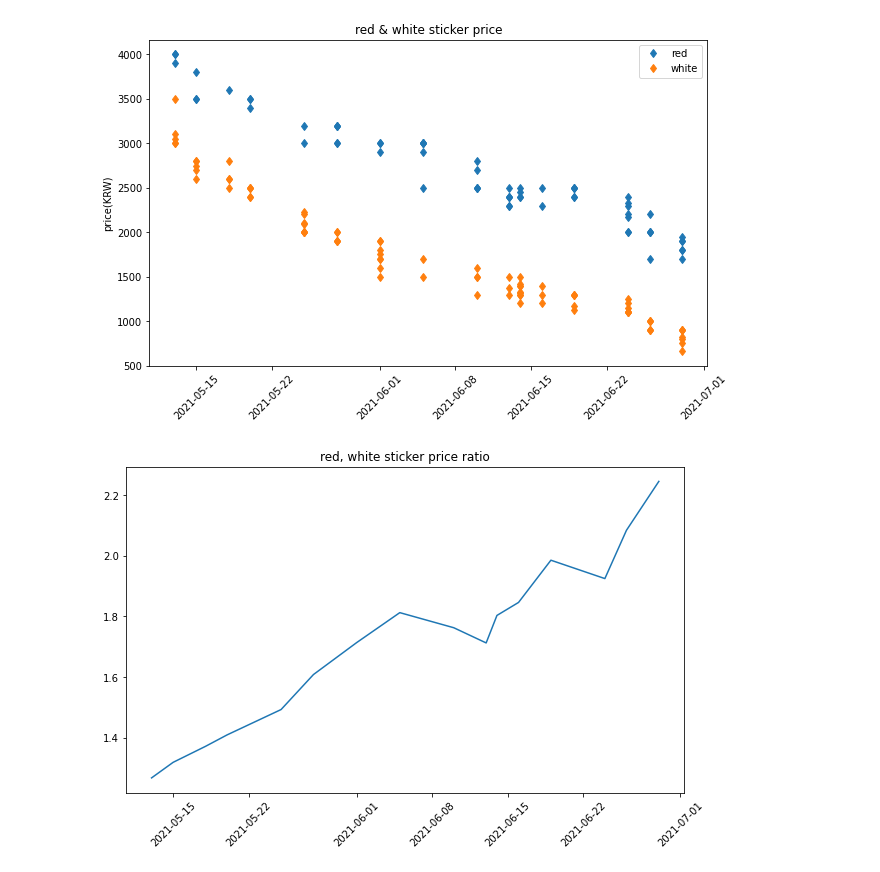
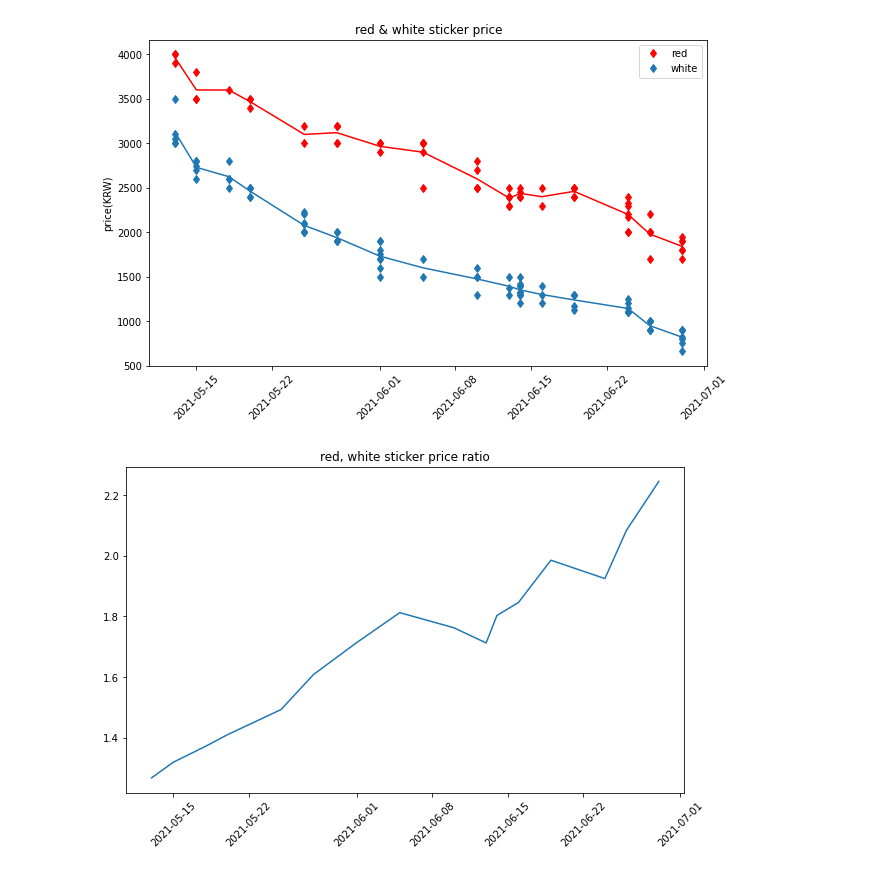
Before and after one commit to isingmodel/Starbucks_Frequency_Price_Analysis, a Jupyter notebook: simple_analysis.ipynb, the cells around one changed output. Drawn from its saved outputs; the diff is of its cells as text; code cells hidden in the pictures.

Commit message:
FIX: graph style

```diff
--- a/simple_analysis.ipynb
+++ b/simple_analysis.ipynb
@@ -12,17 +12,19 @@ df.Date = [pd.Timestamp(f"2021-{x[0]}-{x[2:4]}") for x in df.Date]
 df_mean = df.groupby(df.Date).mean()
 # %%
 fig = plt.figure(figsize=(10, 6))
-plt.plot(df.Date, df["빨강"], 'd', label="red")
-plt.plot(df.Date, df["하양"], 'd', label='white')
+plt.plot(df.Date, df["빨강"], 'd', color="red", label="red")
+plt.plot(df.Date, df["하양"], 'd', color="#1f77b4", label='white')
+plt.plot(df_mean["빨강"], color="red")
+plt.plot(df_mean["하양"], color="#1f77b4")
 plt.xticks(rotation=45)
 plt.legend()
 # plt.xlabel("date")
 plt.title("")
 plt.ylabel("price(KRW)")
 plt.title("red & white sticker price")
 plt.savefig('./figs/price.png', facecolor='white', edgecolor='none')
 # %% [output]
-[figure, old version]
+[figure, new version]
 # %%
 fig = plt.figure(figsize=(10, 6))
 plt.title("red, white sticker price ratio")
```
Also changed, not shown: parts of 1 cell of this notebook, 2 other files.
